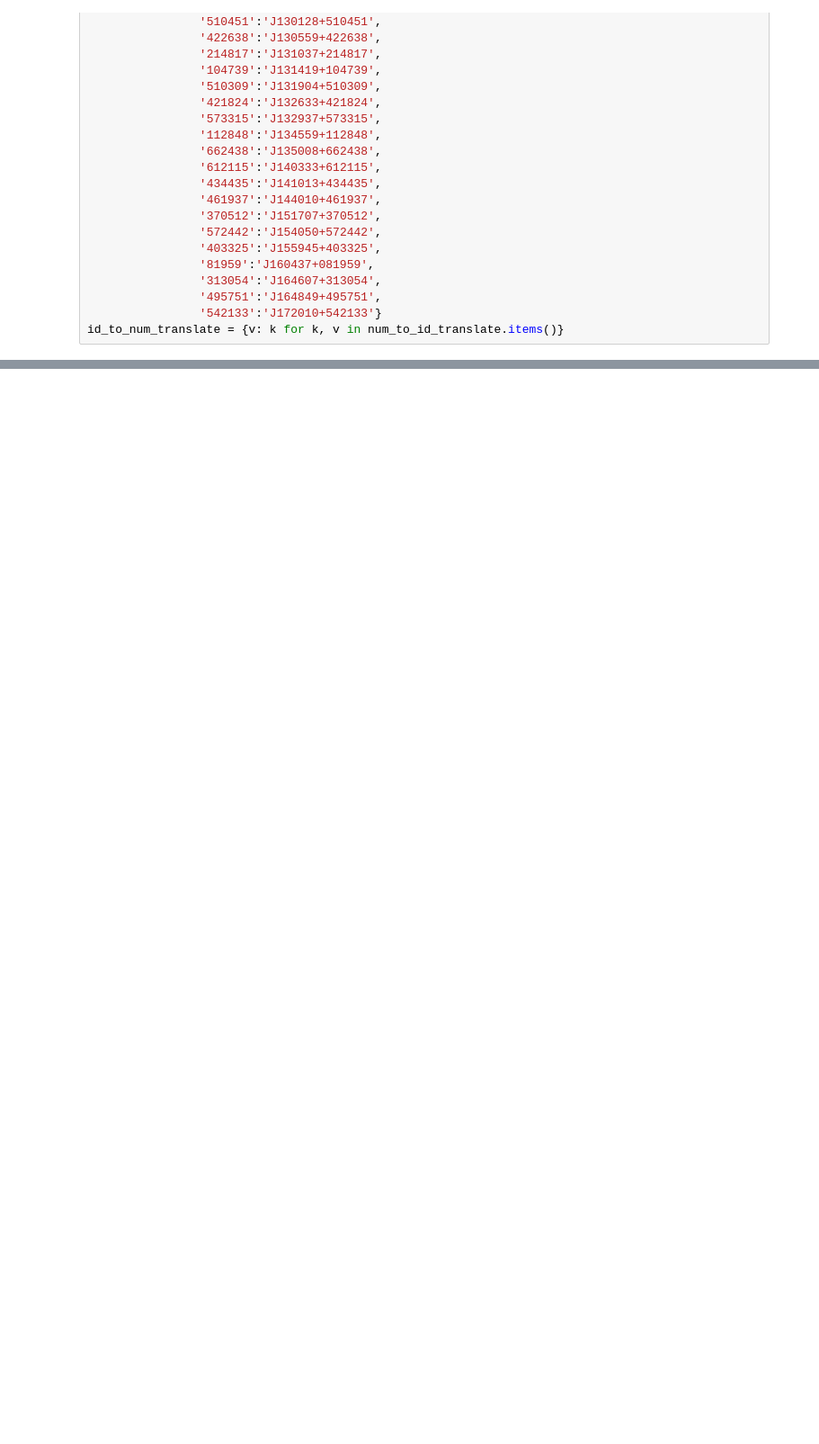
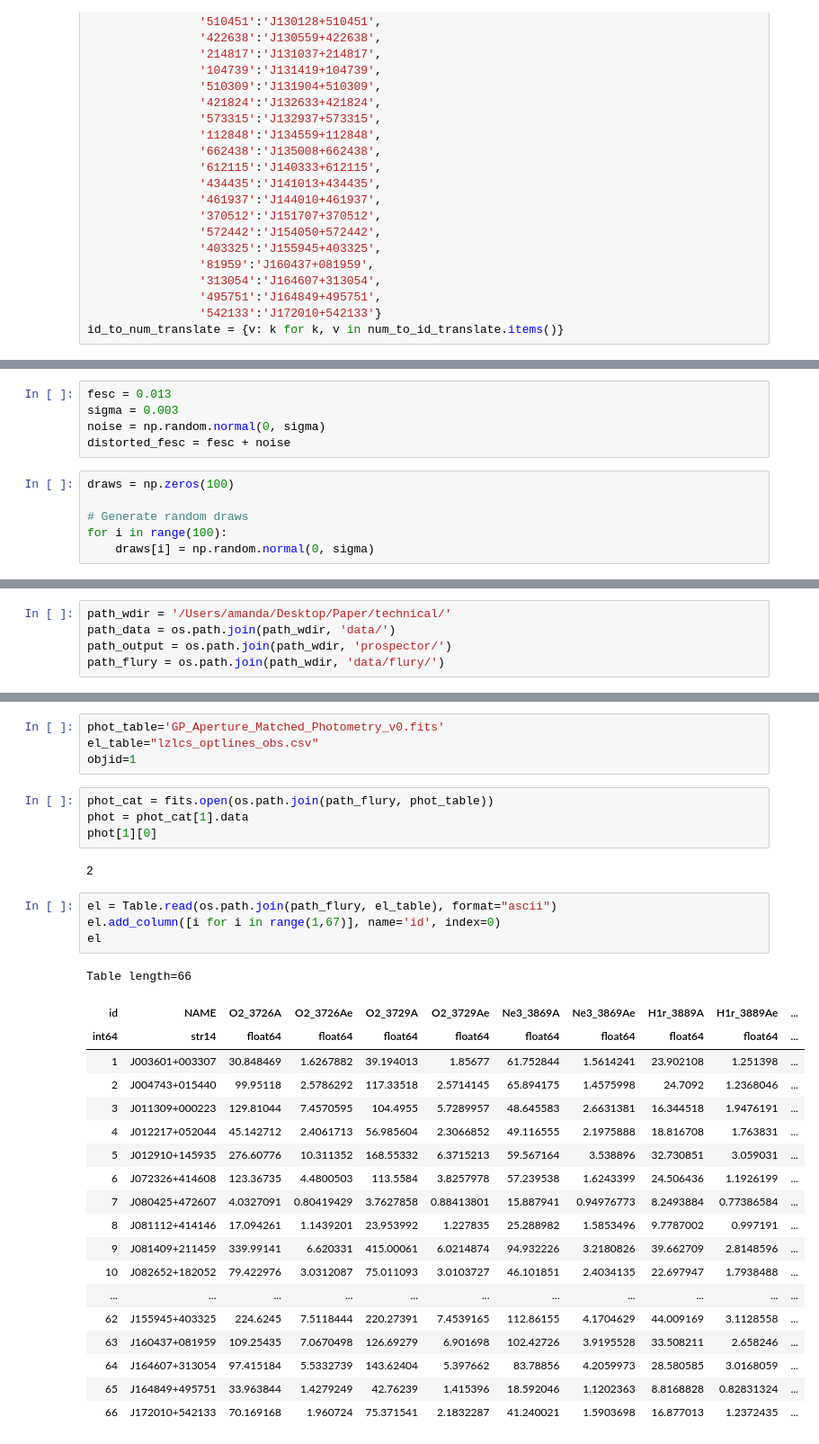
Before and after one commit to Espe13/low-redshift-survey, a Jupyter notebook: spielwiese.ipynb, the cells around one changed output, grey strips where cells are left out. Shown: that part at 90% size. Cells and saved outputs as stored; diff of their text form; blank space fills up the shorter version.

```diff
--- a/spielwiese.ipynb
+++ b/spielwiese.ipynb
@@ -191,0 +137,11 @@ len(list)
+# %%
+fesc = 0.013
+sigma = 0.003
+noise = np.random.normal(0, sigma)
+distorted_fesc = fesc + noise
+# %%
+draws = np.zeros(100)
+
+# Generate random draws
+for i in range(100):
+    draws[i] = np.random.normal(0, sigma)
@@ -191,0 +204,5 @@ len(list)
+# %%
+path_wdir = '/Users/amanda/Desktop/Paper/technical/'
+path_data = os.path.join(path_wdir, 'data/')
+path_output = os.path.join(path_wdir, 'prospector/')
+path_flury = os.path.join(path_wdir, 'data/flury/')
@@ -191,0 +218,34 @@ len(list)
+# %%
+phot_table='GP_Aperture_Matched_Photometry_v0.fits'
+el_table="lzlcs_optlines_obs.csv"
+objid=1
+# %%
+phot_cat = fits.open(os.path.join(path_flury, phot_table))
+phot = phot_cat[1].data
+phot[1][0]
+# %% [output]
+2
+# %%
+el = Table.read(os.path.join(path_flury, el_table), format="ascii")
+el.add_column([i for i in range(1,67)], name='id', index=0)
+el
+# %% [output]
+Table length=66
+| id | NAME | O2_3726A | O2_3726Ae | O2_3729A | O2_3729Ae | Ne3_3869A | Ne3_3869Ae | H1r_3889A | H1r_3889Ae | ... |
+| int64 | str14 | float64 | float64 | float64 | float64 | float64 | float64 | float64 | float64 | ... |
+| 1 | J003601+003307 | 30.848469 | 1.6267882 | 39.194013 | 1.85677 | 61.752844 | 1.5614241 | 23.902108 | 1.251398 | ... |
+| 2 | J004743+015440 | 99.95118 | 2.5786292 | 117.33518 | 2.5714145 | 65.894175 | 1.4575998 | 24.7092 | 1.2368046 | ... |
+| 3 | J011309+000223 | 129.81044 | 7.4570595 | 104.4955 | 5.7289957 | 48.645583 | 2.6631381 | 16.344518 | 1.9476191 | ... |
+| 4 | J012217+052044 | 45.142712 | 2.4061713 | 56.985604 | 2.3066852 | 49.116555 | 2.1975888 | 18.816708 | 1.763831 | ... |
+| 5 | J012910+145935 | 276.60776 | 10.311352 | 168.55332 | 6.3715213 | 59.567164 | 3.538896 | 32.730851 | 3.059031 | ... |
+| 6 | J072326+414608 | 123.36735 | 4.4800503 | 113.5584 | 3.8257978 | 57.239538 | 1.6243399 | 24.506436 | 1.1926199 | ... |
+| 7 | J080425+472607 | 4.0327091 | 0.80419429 | 3.7627858 | 0.88413801 | 15.887941 | 0.94976773 | 8.2493884 | 0.77386584 | ... |
+| 8 | J081112+414146 | 17.094261 | 1.1439201 | 23.953992 | 1.227835 | 25.288982 | 1.5853496 | 9.7787002 | 0.997191 | ... |
+| 9 | J081409+211459 | 339.99141 | 6.620331 | 415.00061 | 6.0214874 | 94.932226 | 3.2180826 | 39.662709 | 2.8148596 | ... |
+| 10 | J082652+182052 | 79.422976 | 3.0312087 | 75.011093 | 3.0103727 | 46.101851 | 2.4034135 | 22.697947 | 1.7938488 | ... |
+| ... | ... | ... | ... | ... | ... | ... | ... | ... | ... | ... |
+| 62 | J155945+403325 | 224.6245 | 7.5118444 | 220.27391 | 7.4539165 | 112.86155 | 4.1704629 | 44.009169 | 3.1128558 | ... |
+| 63 | J160437+081959 | 109.25435 | 7.0670498 | 126.69279 | 6.901698 | 102.42726 | 3.9195528 | 33.508211 | 2.658246 | ... |
+| 64 | J164607+313054 | 97.415184 | 5.5332739 | 143.62404 | 5.397662 | 83.78856 | 4.2059973 | 28.580585 | 3.0168059 | ... |
+| 65 | J164849+495751 | 33.963844 | 1.4279249 | 42.76239 | 1.415396 | 18.592046 | 1.1202363 | 8.8168828 | 0.82831324 | ... |
+| 66 | J172010+542133 | 70.169168 | 1.960724 | 75.371541 | 2.1832287 | 41.240021 | 1.5903698 | 16.877013 | 1.2372435 | ... |
```
Also changed, not shown: parts of 44 cells of this notebook.
